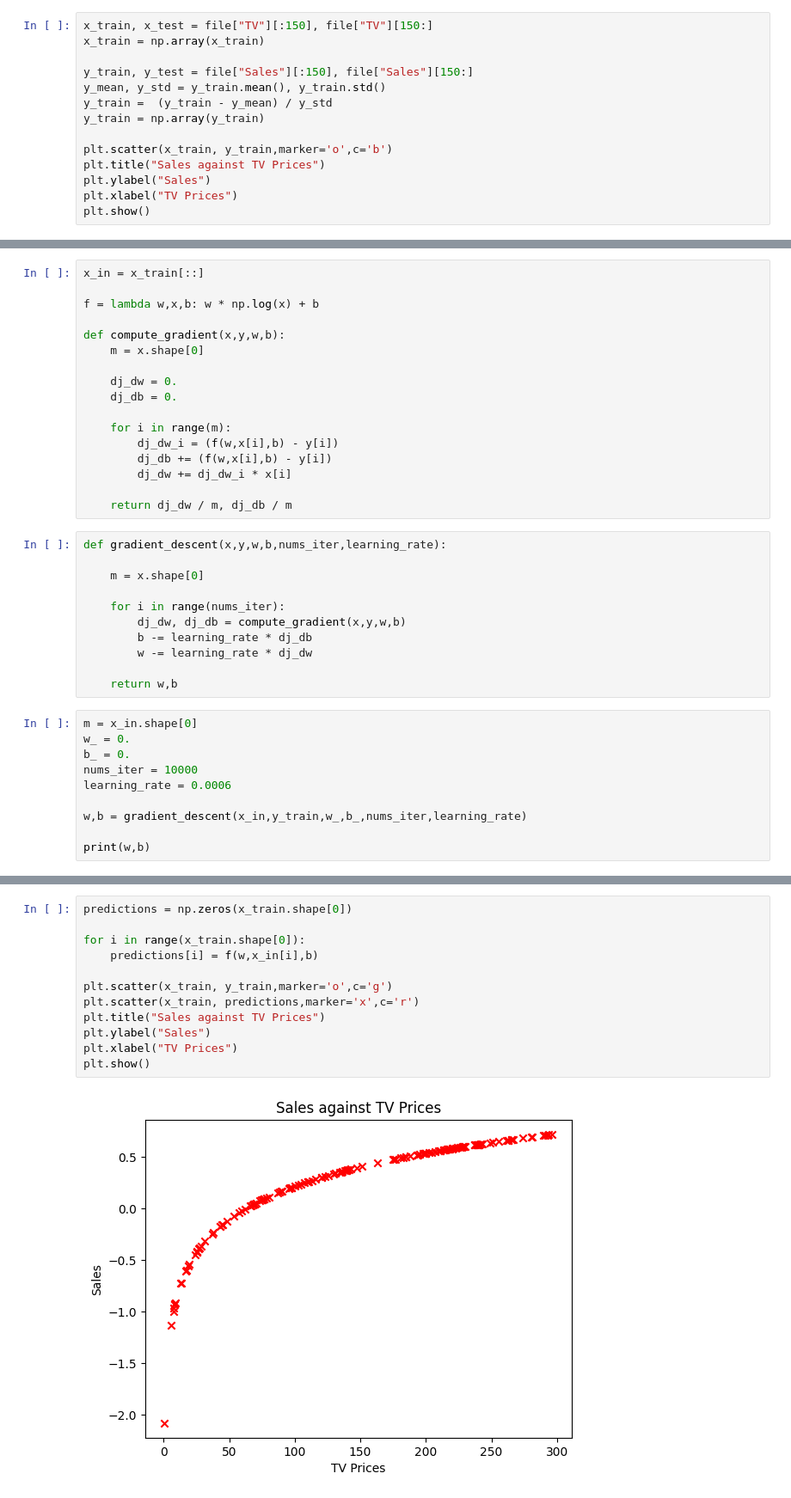
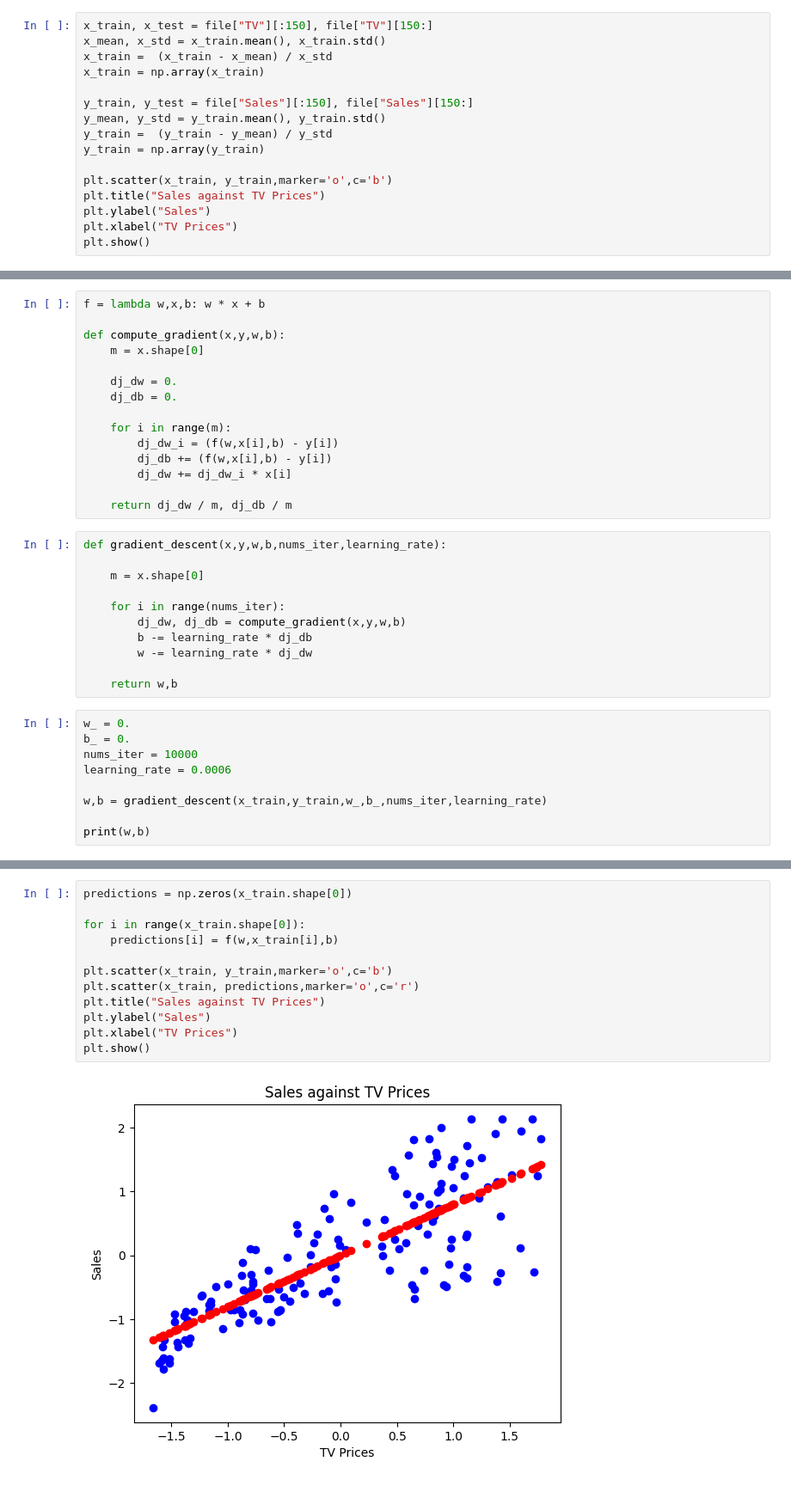
Before and after one commit to PapiChuloXX/Learning_ML, a Jupyter notebook: jpynb/tvmarketing.ipynb, the cells around one changed output, grey strips where cells are left out. Shown: that part at 86% size. Drawn from its saved outputs; the diff is of its cells as text.

```diff
--- a/jpynb/tvmarketing.ipynb
+++ b/jpynb/tvmarketing.ipynb
@@ -25,6 +25,8 @@ print(file)
 [200 rows x 2 columns]
 # %%
 x_train, x_test = file["TV"][:150], file["TV"][150:]
+x_mean, x_std = x_train.mean(), x_train.std()
+x_train =  (x_train - x_mean) / x_std
 x_train = np.array(x_train)
 
 y_train, y_test = file["Sales"][:150], file["Sales"][150:]
@@ -42,7 +61,5 @@ plt.show()
 # %%
-x_in = x_train[::]
-
-f = lambda w,x,b: w * np.log(x) + b
+f = lambda w,x,b: w * x + b
 
 def compute_gradient(x,y,w,b):
     m = x.shape[0]
@@ -68,13 +85,12 @@ def gradient_descent(x,y,w,b,nums_iter,learning_rate):
 
     return w,b
 # %%
-m = x_in.shape[0]
 w_ = 0.
 b_ = 0.
 nums_iter = 10000
 learning_rate = 0.0006
 
-w,b = gradient_descent(x_in,y_train,w_,b_,nums_iter,learning_rate)
+w,b = gradient_descent(x_train,y_train,w_,b_,nums_iter,learning_rate)
 
 print(w,b)
 # %% [output]
@@ -82,14 +98,14 @@ print(w,b)
 # %%
 predictions = np.zeros(x_train.shape[0])
 
 for i in range(x_train.shape[0]):
-    predictions[i] = f(w,x_in[i],b)
+    predictions[i] = f(w,x_train[i],b)
 
-plt.scatter(x_train, y_train,marker='o',c='g')
-plt.scatter(x_train, predictions,marker='x',c='r')
+plt.scatter(x_train, y_train,marker='o',c='b')
+plt.scatter(x_train, predictions,marker='o',c='r')
 plt.title("Sales against TV Prices")
 plt.ylabel("Sales")
 plt.xlabel("TV Prices")
 plt.show()
 # %% [output]
-[figure, old version]
+[figure, new version]
```
Also changed, not shown: parts of 4 cells of this notebook, 3 other files.
